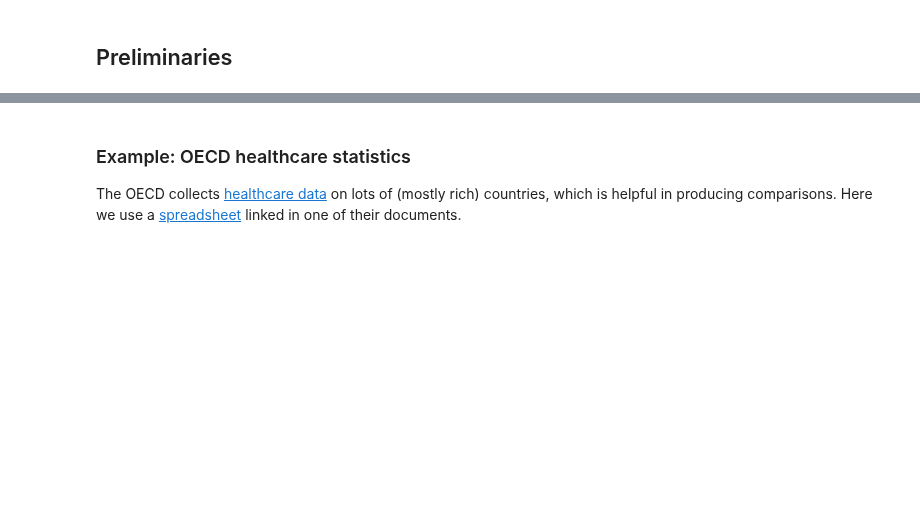
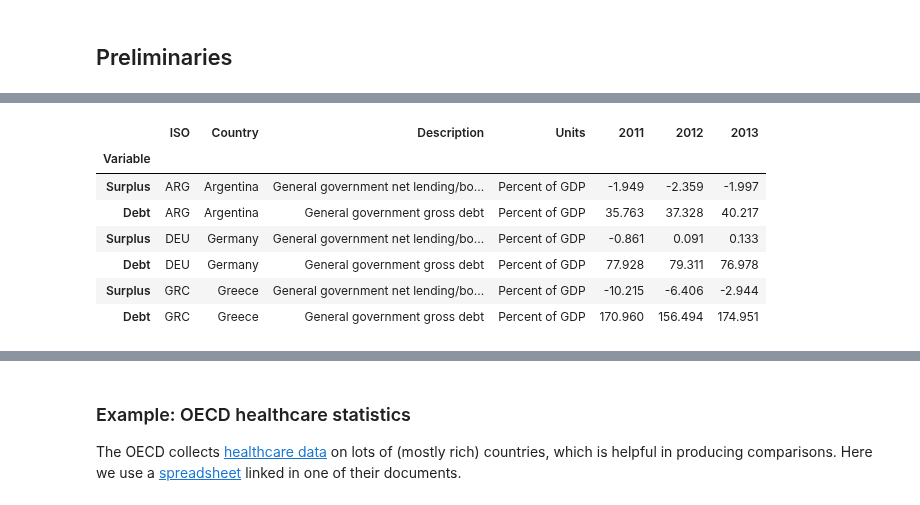
Before and after one commit to DaveBackus/Data_Bootcamp, a Jupyter notebook: Code/IPython/bootcamp_pandas-shape.ipynb, the cells around one changed output, grey strips where cells are left out. Cells and saved outputs as stored; diff of their text form; code cells hidden in the pictures; blank space fills up the shorter version.

```diff
--- a/Code/IPython/bootcamp_pandas-shape.ipynb
+++ b/Code/IPython/bootcamp_pandas-shape.ipynb
@@ -48,0 +144,11 @@ We load some of the examples from the previous notebook. The two examples share
+# %%
+dd.set_index(['Variable'])
+# %% [output]
+|  | ISO | Country | Description | Units | 2011 | 2012 | 2013 |
+| Variable |  |  |  |  |  |  |  |
+| Surplus | ARG | Argentina | General government net lending/bo... | Percent of GDP | -1.949 | -2.359 | -1.997 |
+| Debt | ARG | Argentina | General government gross debt | Percent of GDP | 35.763 | 37.328 | 40.217 |
+| Surplus | DEU | Germany | General government net lending/bo... | Percent of GDP | -0.861 | 0.091 | 0.133 |
+| Debt | DEU | Germany | General government gross debt | Percent of GDP | 77.928 | 79.311 | 76.978 |
+| Surplus | GRC | Greece | General government net lending/bo... | Percent of GDP | -10.215 | -6.406 | -2.944 |
+| Debt | GRC | Greece | General government gross debt | Percent of GDP | 170.960 | 156.494 | 174.951 |
```
Also changed, not shown: parts of 84 cells of this notebook, 11 other files.
